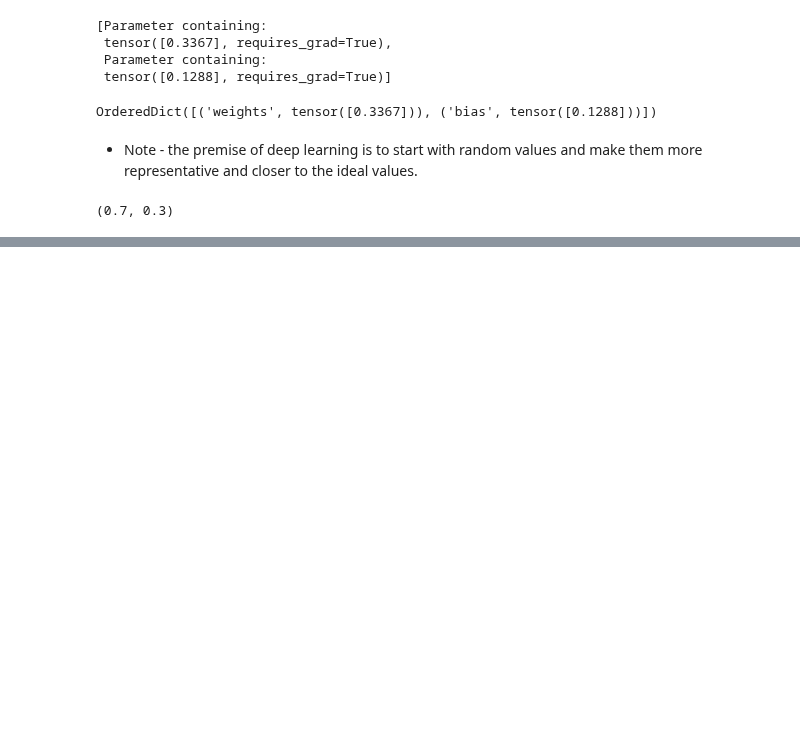
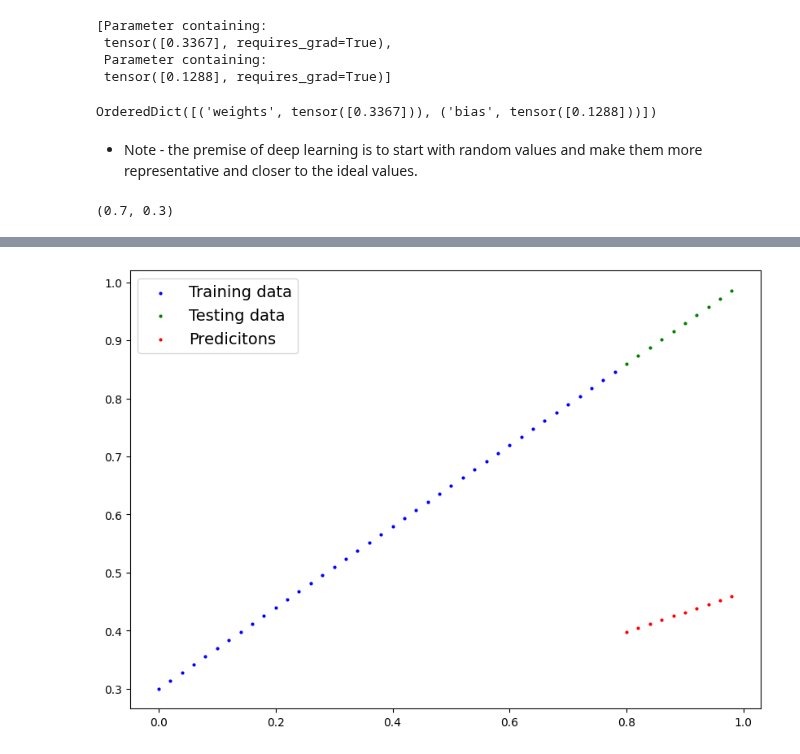
Before and after one commit to end-9214/codespaces-jupyter-Machine-learning-Beginner, a Jupyter notebook: notebooks/01_pytorch_workflow.ipynb, the cells around one changed output, grey strips where cells are left out. Saved outputs shown, nothing was run; the diff lists cells and outputs as text; code cells hidden in the pictures; blank space fills up the shorter version.

```diff
--- a/notebooks/01_pytorch_workflow.ipynb
+++ b/notebooks/01_pytorch_workflow.ipynb
@@ -211,0 +218,3 @@ weight, bias
+# %%
+y_preds = model_0(X_test)
+y_preds
@@ -211,0 +255,10 @@ weight, bias
+# %%
+# Make predictions with model
+with torch.inference_mode():
+    y_preds = model_0(X_test)
+
+# We can also use `torch.no_grad` to achieve the same thing, but `torch.inference_mode` is more readable and more prefered.
+''' with torch.no_grad():
+    y_preds = model_0(X_test) '''
+
+y_preds
@@ -211,0 +289,4 @@ weight, bias
+# %%
+plot_predictions(predictions=y_preds)
+# %% [output]
+[figure, added]
```
Also changed, not shown: parts of 7 cells of this notebook.
